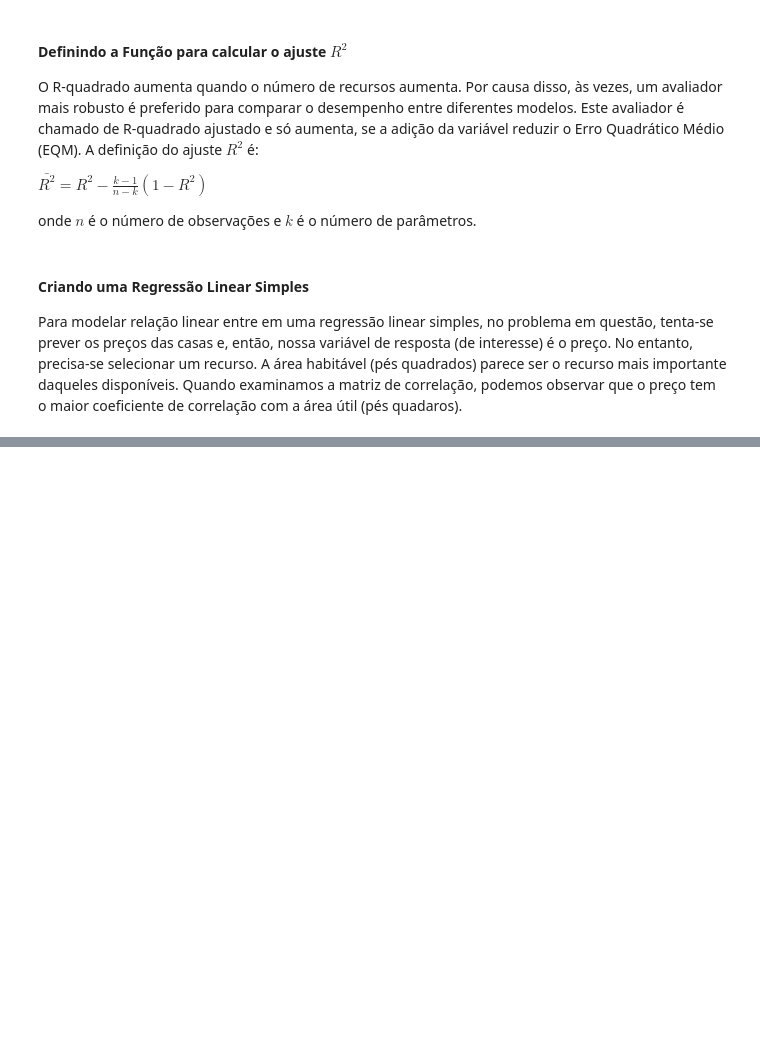
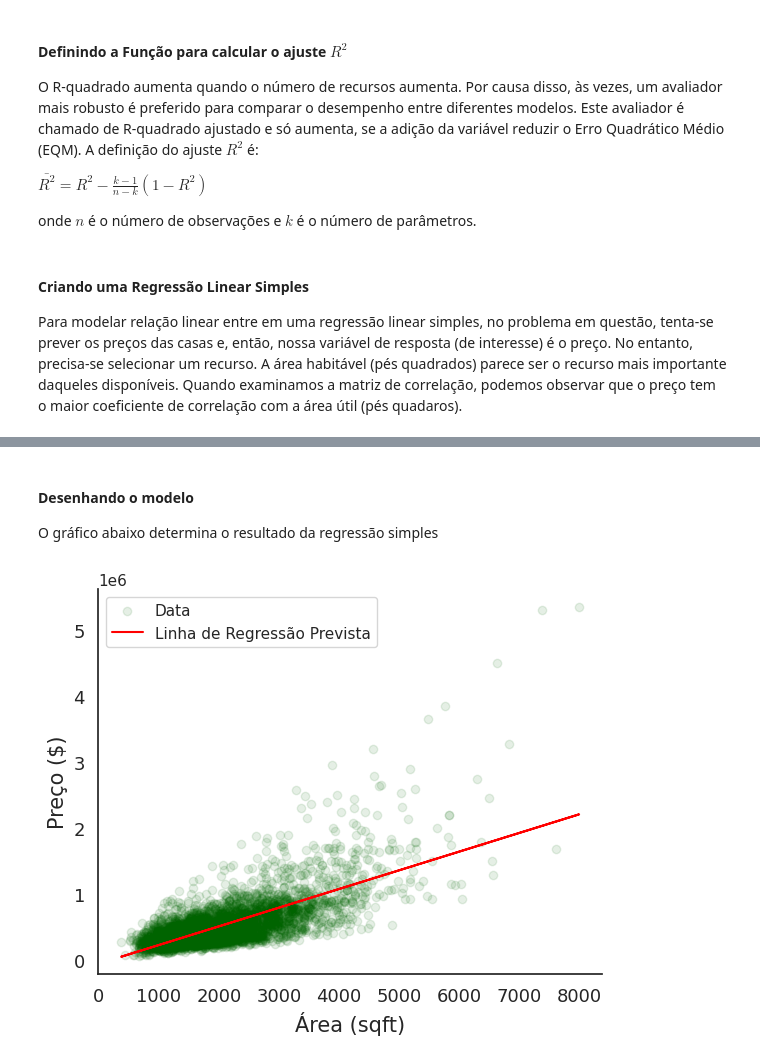
Before and after one commit to fgaraujofh/AEDI, a Jupyter notebook: prova/AEDI_Prova1_Questao1.ipynb, the cells around one changed output, grey strips where cells are left out. Saved outputs shown, nothing was run; the diff lists cells and outputs as text; code cells hidden in the pictures; blank space fills up the shorter version.

```diff
--- a/prova/AEDI_Prova1_Questao1.ipynb
+++ b/prova/AEDI_Prova1_Questao1.ipynb
@@ -100,0 +106,18 @@ No geral, o modelo de regressão linear simples utilizado parece ter um desempen
+# %% [markdown]
+#### Desenhando o modelo
+O gráfico abaixo determina o resultado da regressão simples
+# %%
+sns.set(style="white", font_scale=1)
+plt.figure(figsize=(6.5,5))
+plt.scatter(X_test,y_test,color='darkgreen',label="Data", alpha=.1)
+plt.plot(X_test,lr.predict(X_test),color="red",label="Linha de Regressão Prevista")
+plt.xlabel("Área (sqft)", fontsize=15)
+plt.ylabel("Preço ($)", fontsize=15)
+plt.xticks(fontsize=13)
+plt.yticks(fontsize=13)
+plt.legend()
+
+plt.gca().spines['right'].set_visible(False)
+plt.gca().spines['top'].set_visible(False)
+# %% [output]
+[figure, added]
```
Also changed, not shown: parts of 22 cells of this notebook.
